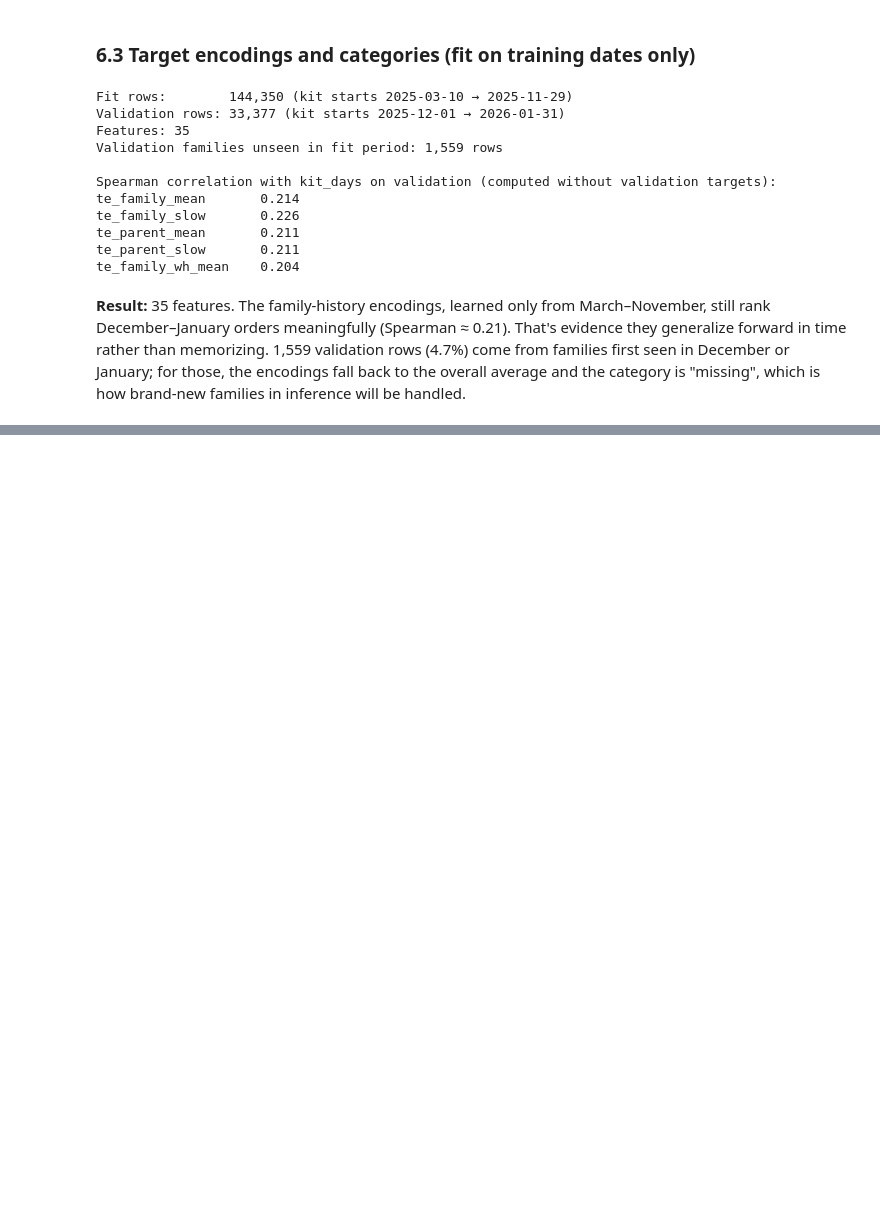
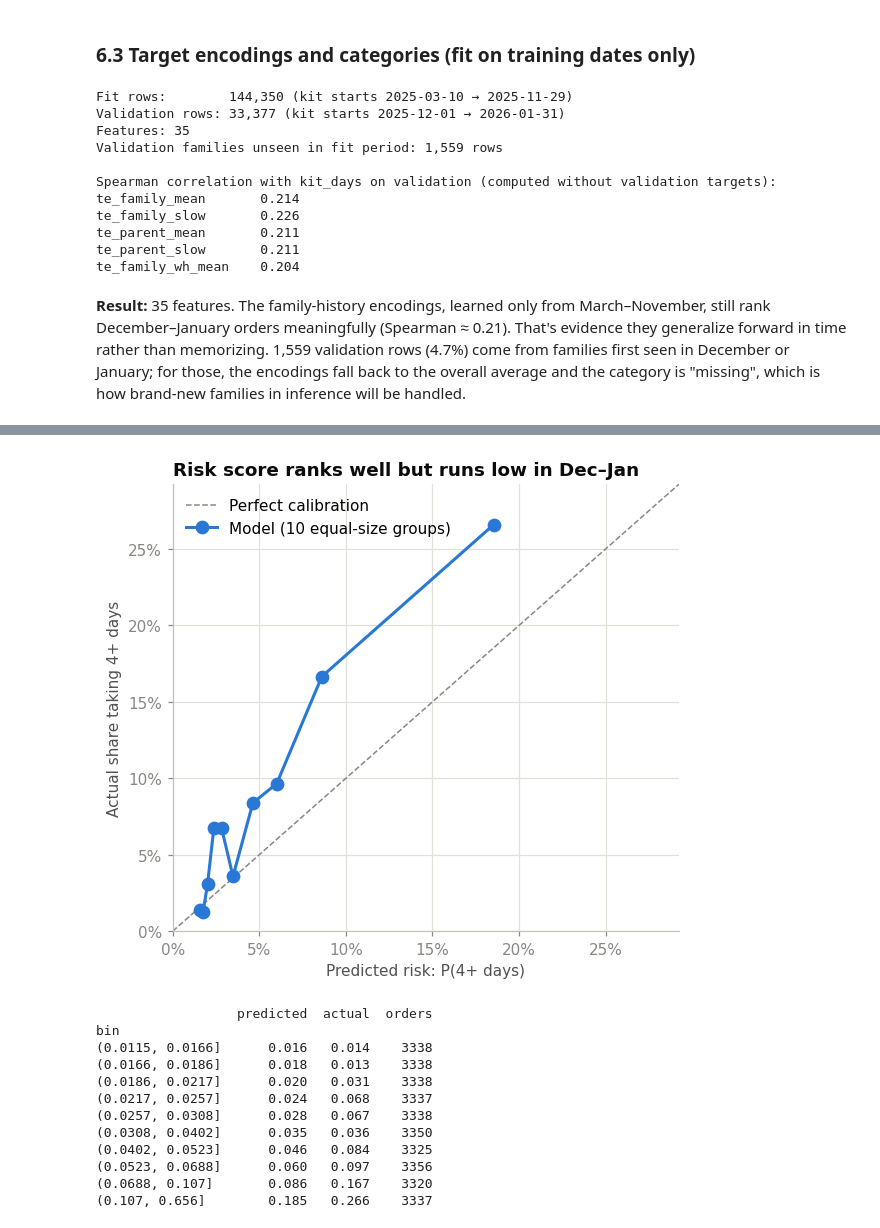
Before and after one commit to ZakirPatwa/Zakir_Patwa_DS_Case_2026, a Jupyter notebook: Zakir_Patwa_DS_Case_Notebook_2026.ipynb, the cells around one changed output, grey strips where cells are left out. Drawn from its saved outputs; the diff is of its cells as text; code cells hidden in the pictures; blank space fills up the shorter version.

```diff
--- a/Zakir_Patwa_DS_Case_Notebook_2026.ipynb
+++ b/Zakir_Patwa_DS_Case_Notebook_2026.ipynb
@@ -978,0 +1375,37 @@ te_family_wh_mean    0.204
+# %%
+calib = pd.DataFrame({"risk": risk_val, "slow": slow_val})
+calib["bin"] = pd.qcut(calib["risk"], 10, duplicates="drop")
+calib_tbl = calib.groupby("bin", observed=True).agg(predicted=("risk", "mean"), actual=("slow", "mean"),
+                                                    orders=("slow", "size"))
+
+fig, ax = plt.subplots(figsize=(5.5, 5))
+lim = max(calib_tbl["predicted"].max(), calib_tbl["actual"].max()) * 1.1
+ax.plot([0, lim], [0, lim], color=MUTED, linewidth=1, linestyle="--", label="Perfect calibration")
+ax.plot(calib_tbl["predicted"], calib_tbl["actual"], color=BLUE, linewidth=2, marker="o", markersize=8,
+        label="Model (10 equal-size groups)")
+ax.set_xlim(0, lim)
+ax.set_ylim(0, lim)
+ax.xaxis.set_major_formatter(lambda v, _: f"{v:.0%}")
+ax.yaxis.set_major_formatter(lambda v, _: f"{v:.0%}")
+ax.grid(axis="x", color=GRID)
+ax.set_xlabel("Predicted risk: P(4+ days)")
+ax.set_ylabel("Actual share taking 4+ days")
+ax.set_title("Risk score ranks well but runs low in Dec–Jan")
+ax.legend(frameon=False, loc="upper left")
+plt.tight_layout()
+save_fig(fig, "f4_calibration")
+print(calib_tbl.round(3).to_string())
+# %% [output]
+[figure, added]
+                  predicted  actual  orders
+bin
+(0.0115, 0.0166]      0.016   0.014    3338
+(0.0166, 0.0186]      0.018   0.013    3338
+(0.0186, 0.0217]      0.020   0.031    3338
+(0.0217, 0.0257]      0.024   0.068    3337
+(0.0257, 0.0308]      0.028   0.067    3338
+(0.0308, 0.0402]      0.035   0.036    3350
+(0.0402, 0.0523]      0.046   0.084    3325
+(0.0523, 0.0688]      0.060   0.097    3356
+(0.0688, 0.107]       0.086   0.167    3320
+(0.107, 0.656]        0.185   0.266    3337
```
Also changed, not shown: parts of 24 cells of this notebook, 5 other files.
